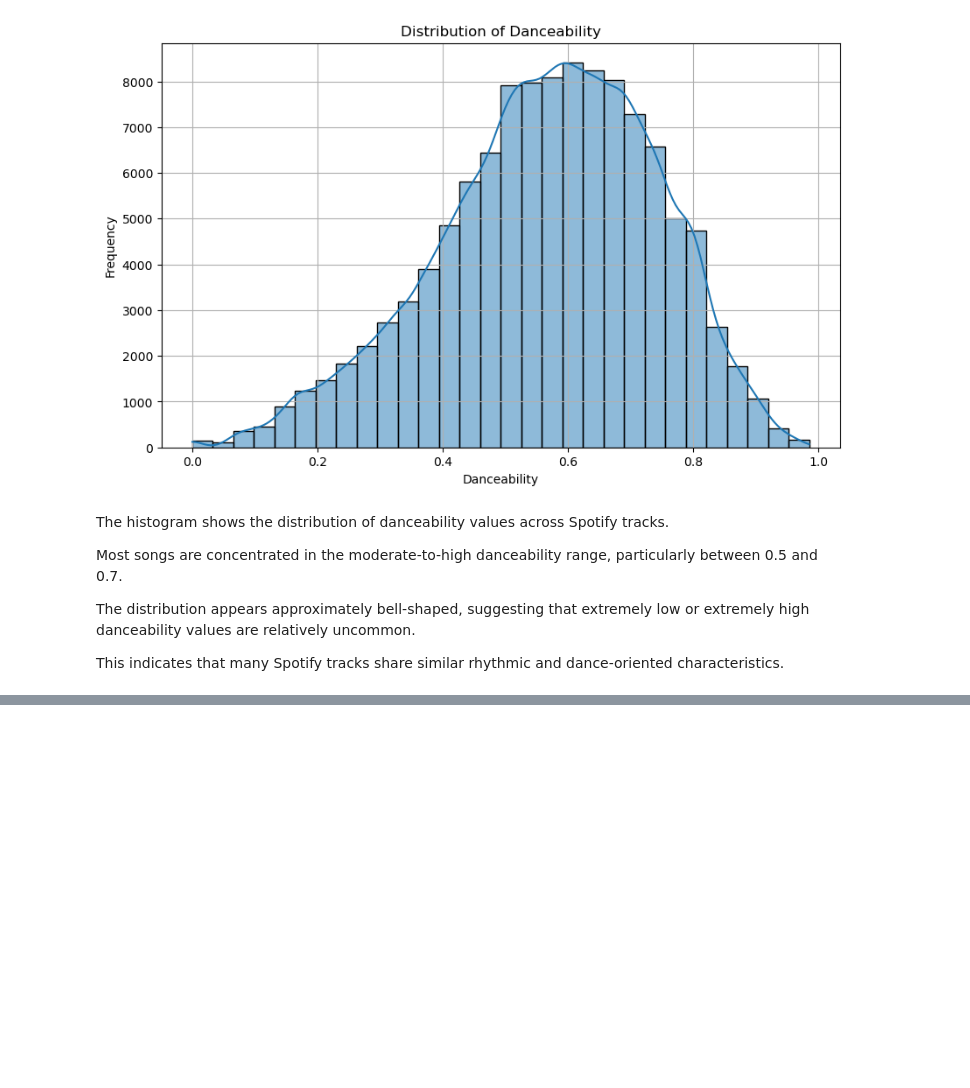
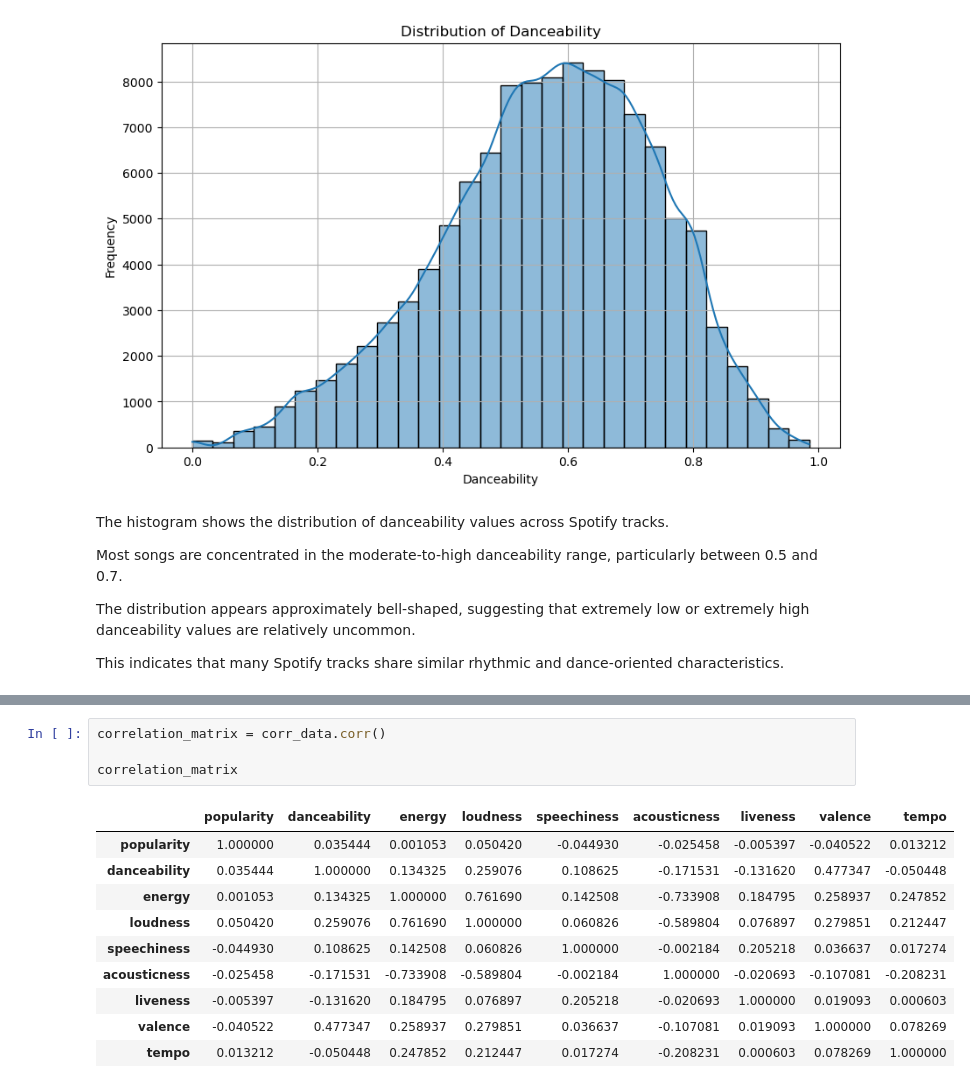
Before and after one commit to mimihorozova/spotify_analysis, a Jupyter notebook: spotify_analysis.ipynb, the cells around one changed output, grey strips where cells are left out. Saved outputs shown, nothing was run; the diff lists cells and outputs as text; blank space fills up the shorter version.

```diff
--- a/spotify_analysis.ipynb
+++ b/spotify_analysis.ipynb
@@ -253,0 +283,15 @@ This indicates that many Spotify tracks share similar rhythmic and dance-oriente
+# %%
+correlation_matrix = corr_data.corr()
+
+correlation_matrix
+# %% [output]
+|  | popularity | danceability | energy | loudness | speechiness | acousticness | liveness | valence | tempo |
+| popularity | 1.000000 | 0.035444 | 0.001053 | 0.050420 | -0.044930 | -0.025458 | -0.005397 | -0.040522 | 0.013212 |
+| danceability | 0.035444 | 1.000000 | 0.134325 | 0.259076 | 0.108625 | -0.171531 | -0.131620 | 0.477347 | -0.050448 |
+| energy | 0.001053 | 0.134325 | 1.000000 | 0.761690 | 0.142508 | -0.733908 | 0.184795 | 0.258937 | 0.247852 |
+| loudness | 0.050420 | 0.259076 | 0.761690 | 1.000000 | 0.060826 | -0.589804 | 0.076897 | 0.279851 | 0.212447 |
+| speechiness | -0.044930 | 0.108625 | 0.142508 | 0.060826 | 1.000000 | -0.002184 | 0.205218 | 0.036637 | 0.017274 |
+| acousticness | -0.025458 | -0.171531 | -0.733908 | -0.589804 | -0.002184 | 1.000000 | -0.020693 | -0.107081 | -0.208231 |
+| liveness | -0.005397 | -0.131620 | 0.184795 | 0.076897 | 0.205218 | -0.020693 | 1.000000 | 0.019093 | 0.000603 |
+| valence | -0.040522 | 0.477347 | 0.258937 | 0.279851 | 0.036637 | -0.107081 | 0.019093 | 1.000000 | 0.078269 |
+| tempo | 0.013212 | -0.050448 | 0.247852 | 0.212447 | 0.017274 | -0.208231 | 0.000603 | 0.078269 | 1.000000 |
```
Also changed, not shown: parts of 5 cells of this notebook.
